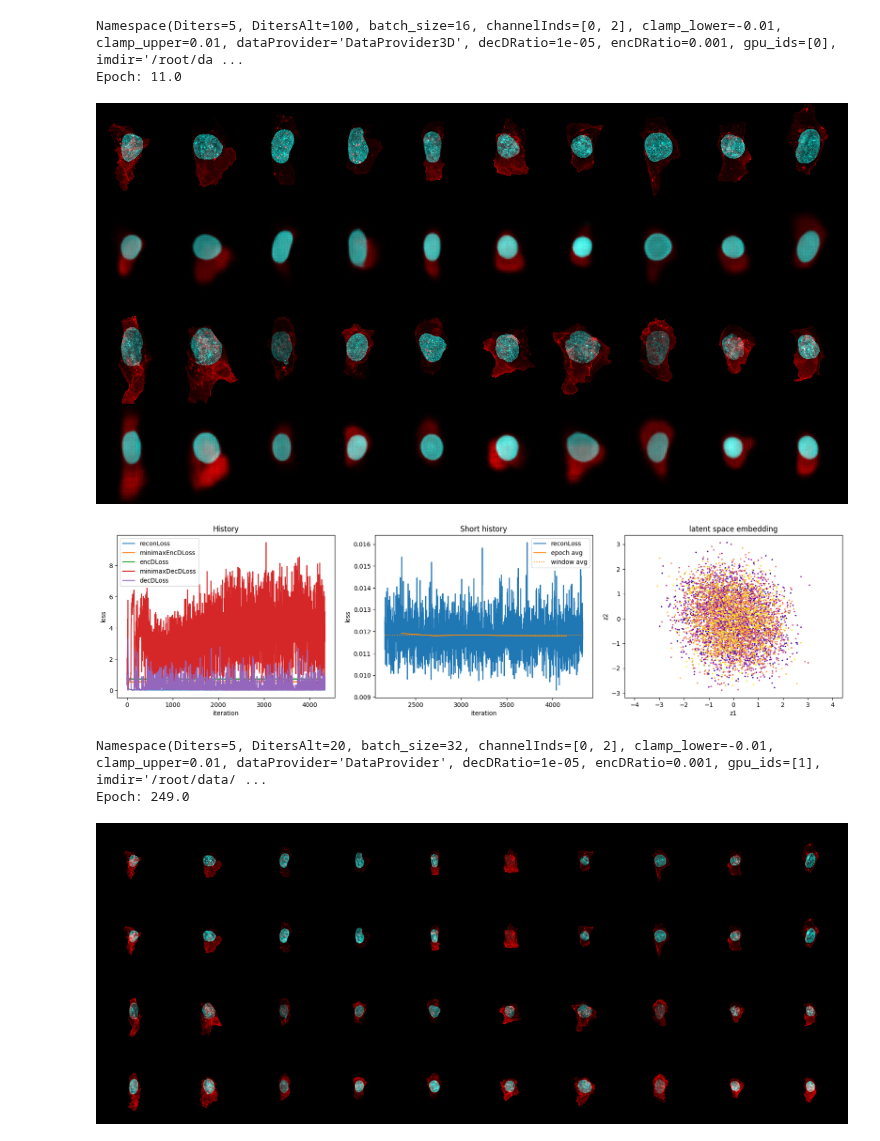
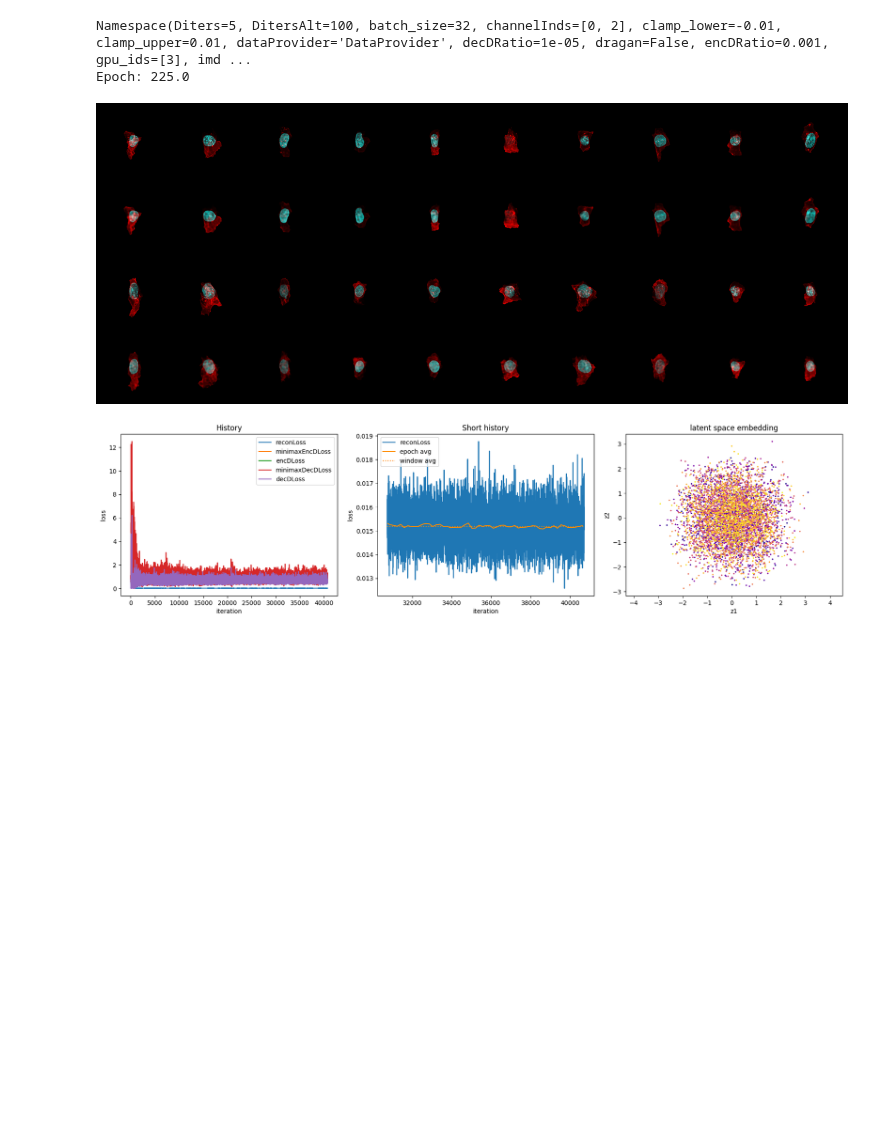
Before and after one commit to AllenCellModeling/pytorch_integrated_cell, a Jupyter notebook: plot_error.ipynb, the cells around one changed output. Saved outputs shown, nothing was run; the diff lists cells and outputs as text; code cells hidden in the pictures; blank space fills up the shorter version.

```diff
--- a/plot_error.ipynb
+++ b/plot_error.ipynb
@@ -11,21 +11,10 @@ import scipy.misc as misc
 %matplotlib inline
 
 
-model_dir = './test_aaegan/test/ref_model'
-model_dir = './test_aaegan/aaegan3D/ref_model'
-
-# model_dir = './test_waaegan/waaegan_128/ref_model'
-
-# model_dir = './test_aaegan/aaegan_v2_v1/ref_model'
-model_dir = './test_aaegan/aaegan_v2_v1/struct_model'
-
-model_dir = './test_waaegan/waaegan_v2/ref_model'
-
 model_dirs = [
-              './test_aaegan/aaegan3D/ref_model',
-
-              './test_waaegan/waaegan_v2/ref_model'
-             ]
+#               './test_aaegan/aaegan_v3_v1/ref_model/',
+              './test_aaegan/aaegan_v3_single_backprop/ref_model/'
+]
 
 
 def show_dir(model_dir):
@@ -36,37 +25,34 @@ def show_dir(model_dir):
         return
 
     logger = pickle.load( open( logger_file, "rb" ) )
     opt = pickle.load( open( '{0}/opt.pkl'.format(model_dir), "rb" ) )
 
     print(opt)
 
     epoch = max(logger.log['epoch'])
 
     print('Epoch: ' + str(epoch))
 
     im_progress_path = '{0}/progress_{1}.png'.format(model_dir, int(epoch))
     im_progress = misc.imread(im_progress_path)
 
     im_history_path = '{0}/history.png'.format(model_dir)
     im_history = misc.imread(im_history_path)
 
     im_history_short_path = '{0}/history_short.png'.format(model_dir)
     im_history_short = misc.imread(im_history_short_path)
 
     im_embedding_path = '{0}/embedding.png'.format(model_dir)
     im_embedding = misc.imread(im_embedding_path)
 
     display(PIL.Image.fromarray(im_progress))
     display(PIL.Image.fromarray(np.concatenate((im_history, im_history_short, im_embedding), 1)))
 
 
 for model_dir in model_dirs:
     show_dir(model_dir)
 # %% [output]
-Namespace(Diters=5, DitersAlt=100, batch_size=16, channelInds=[0, 2], clamp_lower=-0.01, clamp_upper=0.01, dataProvider='DataProvider3D', decDRatio=1e-05, encDRatio=0.001, gpu_ids=[0], imdir='/root/da ...
-Epoch: 11.0
+Namespace(Diters=5, DitersAlt=100, batch_size=32, channelInds=[0, 2], clamp_lower=-0.01, clamp_upper=0.01, dataProvider='DataProvider', decDRatio=1e-05, dragan=False, encDRatio=0.001, gpu_ids=[3], imd ...
+Epoch: 225.0
-[figure, old version]
+[figure, new version]
-[figure, old version]
+[figure, new version]
-Namespace(Diters=5, DitersAlt=20, batch_size=32, channelInds=[0, 2], clamp_lower=-0.01, clamp_upper=0.01, dataProvider='DataProvider', decDRatio=1e-05, encDRatio=0.001, gpu_ids=[1], imdir='/root/data/ ...
-Epoch: 249.0
-[figure, removed]
```
Also changed, not shown: parts of 1 cell of this notebook.
